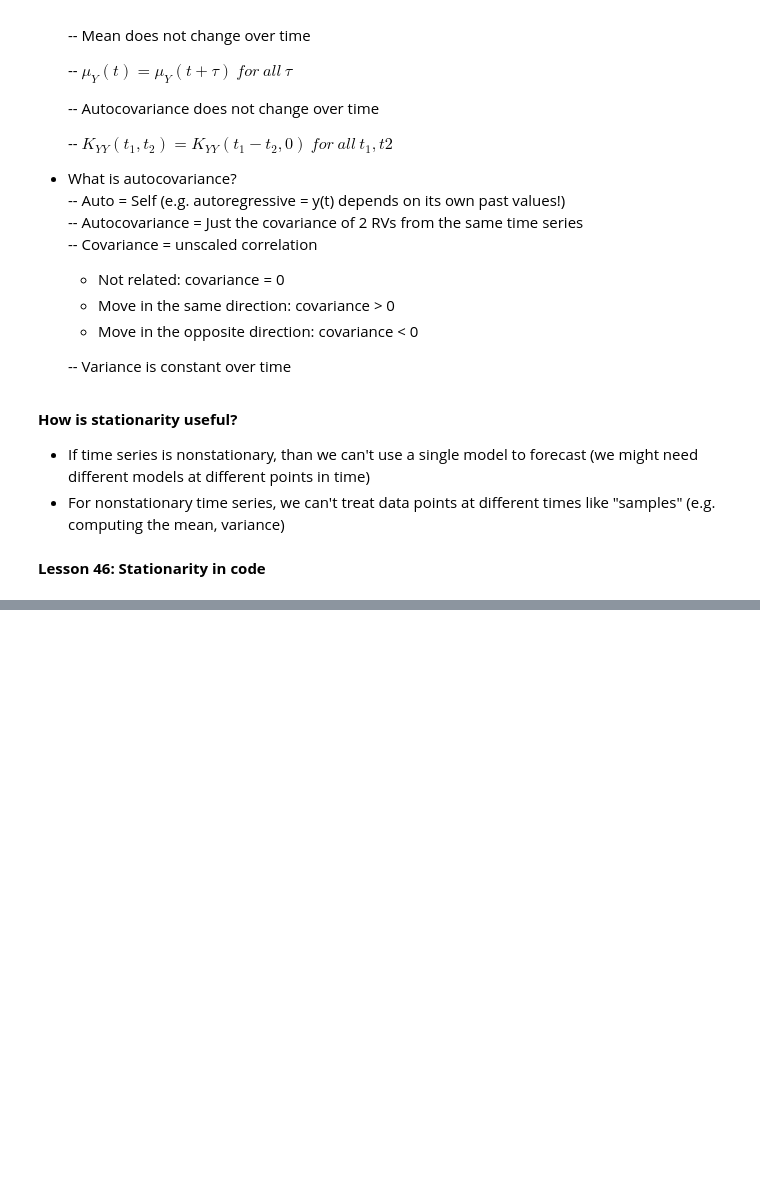
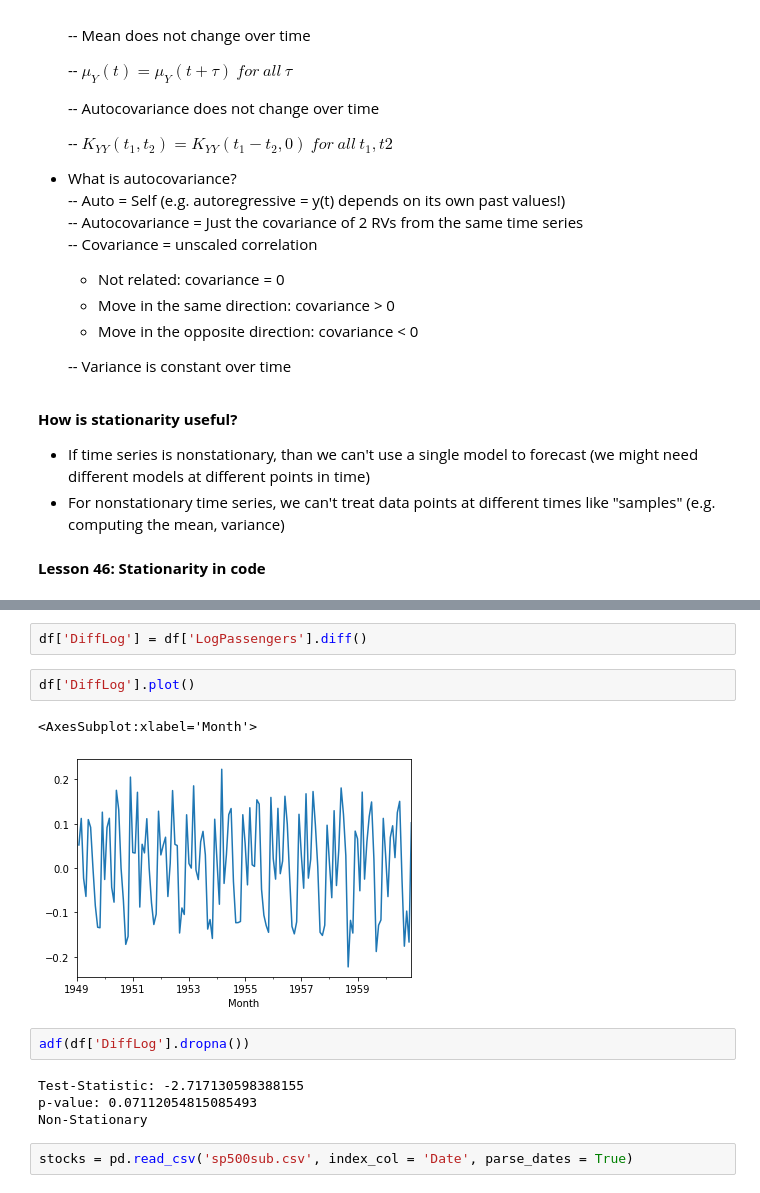
Before and after one commit to unpatel1/Time_Series_Analysis_Forecasting_ML, a Jupyter notebook: Section_5/Section_5_ARIMA.ipynb, the cells around one changed output, grey strips where cells are left out. Saved outputs shown, nothing was run; the diff lists cells and outputs as text; blank space fills up the shorter version.

```diff
--- a/Section_5/Section_5_ARIMA.ipynb
+++ b/Section_5/Section_5_ARIMA.ipynb
@@ -391,0 +508,15 @@ We received the best result from ARIMA(12,1,0) with log data.
+# %%
+df['DiffLog'] = df['LogPassengers'].diff()
+# %%
+df['DiffLog'].plot()
+# %% [output]
+<AxesSubplot:xlabel='Month'>
+[figure, added]
+# %%
+adf(df['DiffLog'].dropna())
+# %% [output]
+Test-Statistic: -2.717130598388155
+p-value: 0.07112054815085493
+Non-Stationary
+# %%
+stocks = pd.read_csv('sp500sub.csv', index_col = 'Date', parse_dates = True)
```
Also changed, not shown: parts of 25 cells of this notebook, 2 other files.
